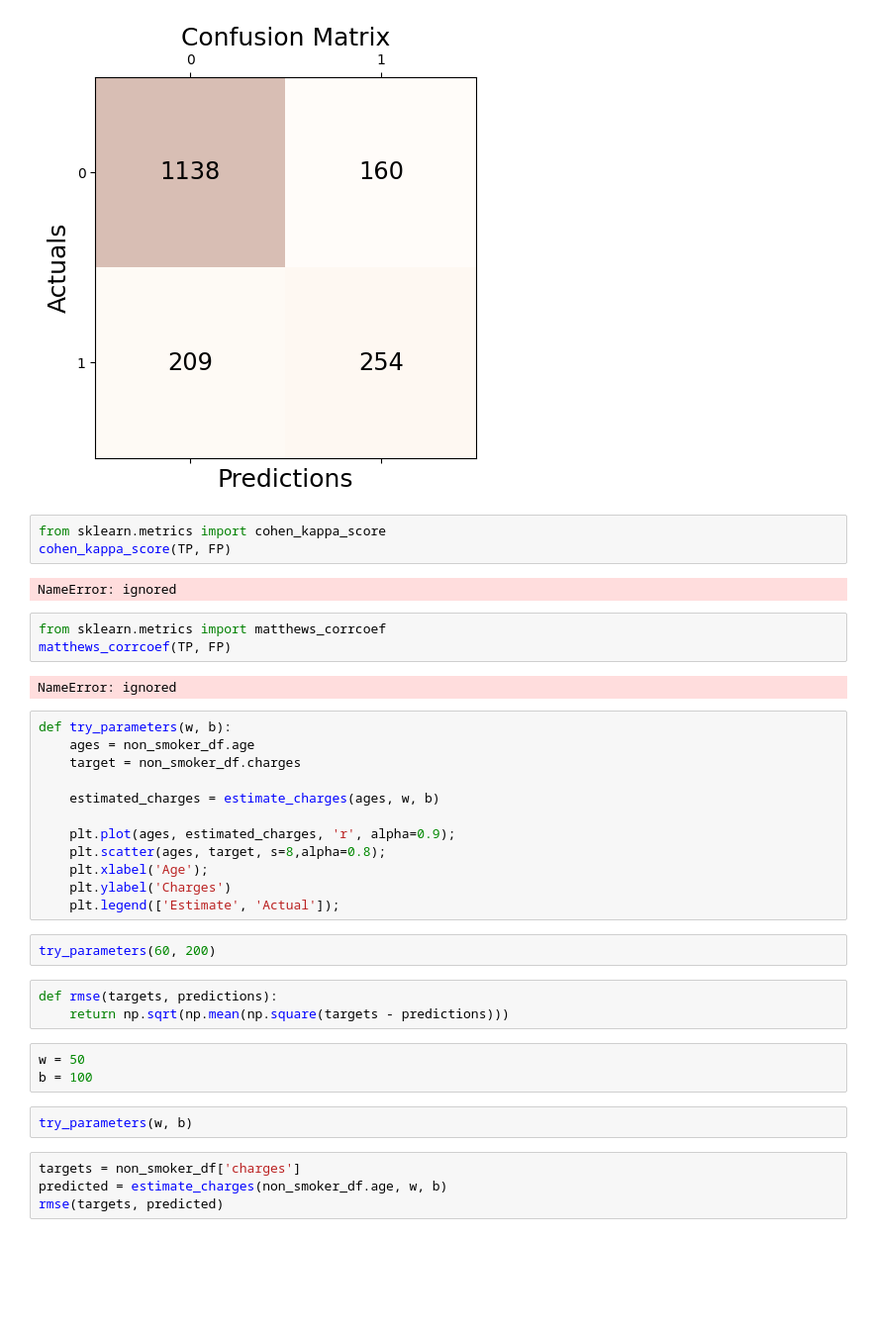
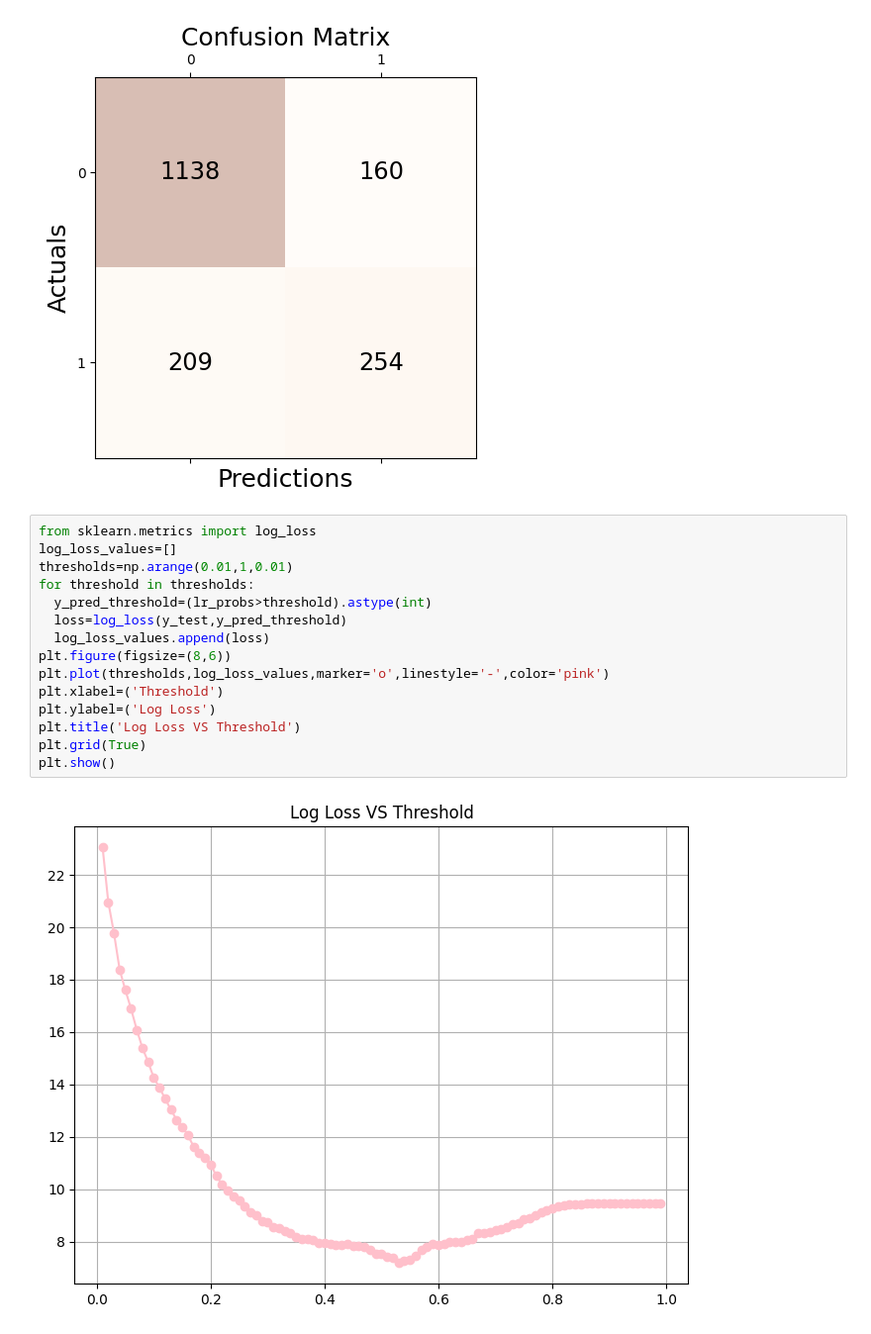
Before and after one commit to SoheliPaul/Machine-Learning, a Jupyter notebook: Lab5_2348561.ipynb, the cells around one changed output. Shown at 99% size. Drawn from its saved outputs; the diff is of its cells as text; blank space fills up the shorter version.

```diff
--- a/Lab5_2348561.ipynb
+++ b/Lab5_2348561.ipynb
@@ -312,39 +354,20 @@ plt.title('Confusion Matrix', fontsize=18)
 plt.show()
 # %% [output]
 [figure]
-# %%
-from sklearn.metrics import cohen_kappa_score
-cohen_kappa_score(TP, FP)
-# %% [output]
-NameError: ignored
-# %%
-from sklearn.metrics import matthews_corrcoef
-matthews_corrcoef(TP, FP)
-# %% [output]
-NameError: ignored
-# %%
-def try_parameters(w, b):
-    ages = non_smoker_df.age
-    target = non_smoker_df.charges
-
-    estimated_charges = estimate_charges(ages, w, b)
-
-    plt.plot(ages, estimated_charges, 'r', alpha=0.9);
-    plt.scatter(ages, target, s=8,alpha=0.8);
-    plt.xlabel('Age');
-    plt.ylabel('Charges')
-    plt.legend(['Estimate', 'Actual']);
-# %%
-try_parameters(60, 200)
-# %%
-def rmse(targets, predictions):
-    return np.sqrt(np.mean(np.square(targets - predictions)))
-# %%
-w = 50
-b = 100
-# %%
-try_parameters(w, b)
-# %%
-targets = non_smoker_df['charges']
-predicted = estimate_charges(non_smoker_df.age, w, b)
-rmse(targets, predicted)
+# %%
+from sklearn.metrics import log_loss
+log_loss_values=[]
+thresholds=np.arange(0.01,1,0.01)
+for threshold in thresholds:
+  y_pred_threshold=(lr_probs>threshold).astype(int)
+  loss=log_loss(y_test,y_pred_threshold)
+  log_loss_values.append(loss)
+plt.figure(figsize=(8,6))
+plt.plot(thresholds,log_loss_values,marker='o',linestyle='-',color='pink')
+plt.xlabel=('Threshold')
+plt.ylabel=('Log Loss')
+plt.title('Log Loss VS Threshold')
+plt.grid(True)
+plt.show()
+# %% [output]
+[figure, added]
```
Also changed, not shown: parts of 10 cells of this notebook.
